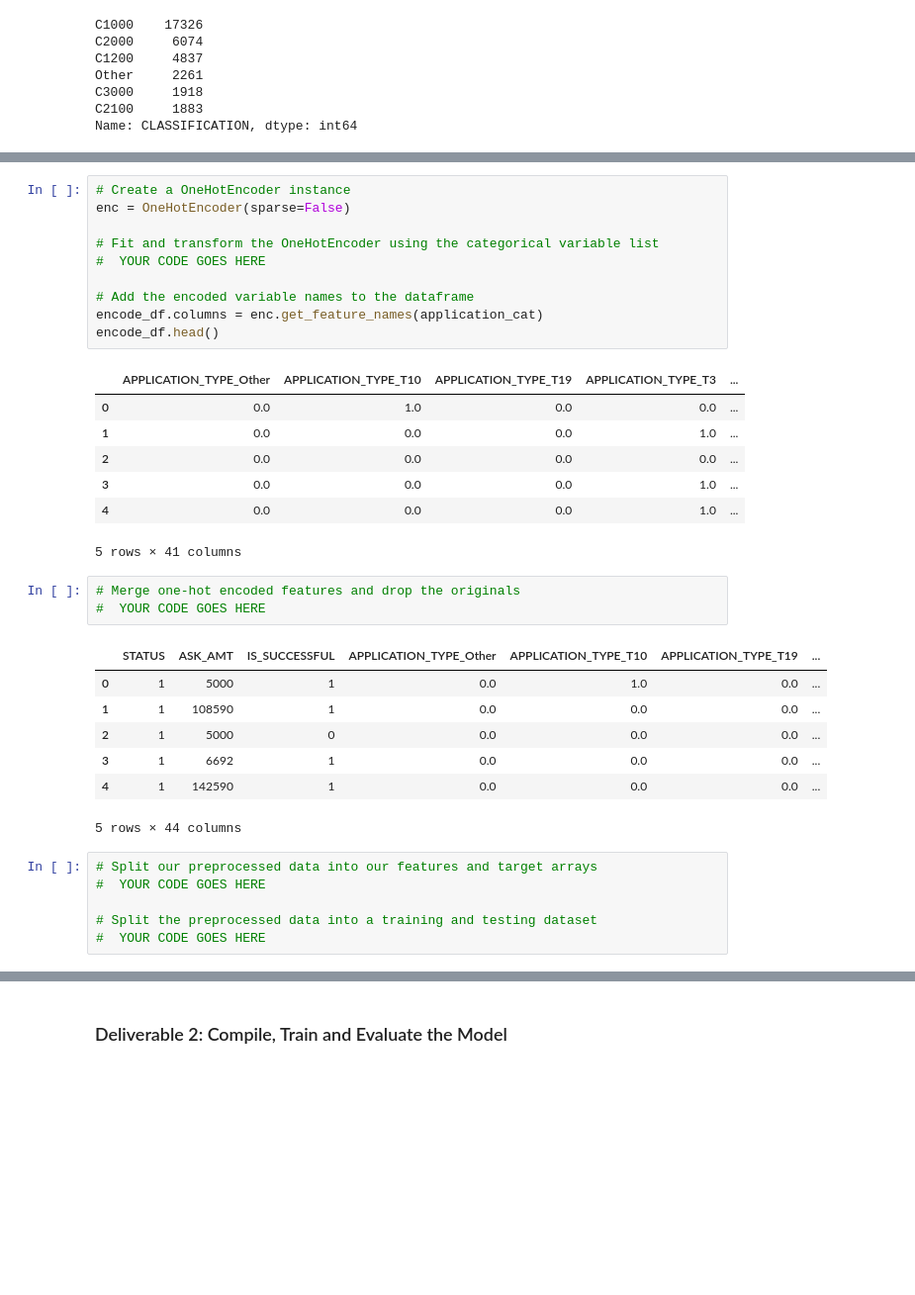
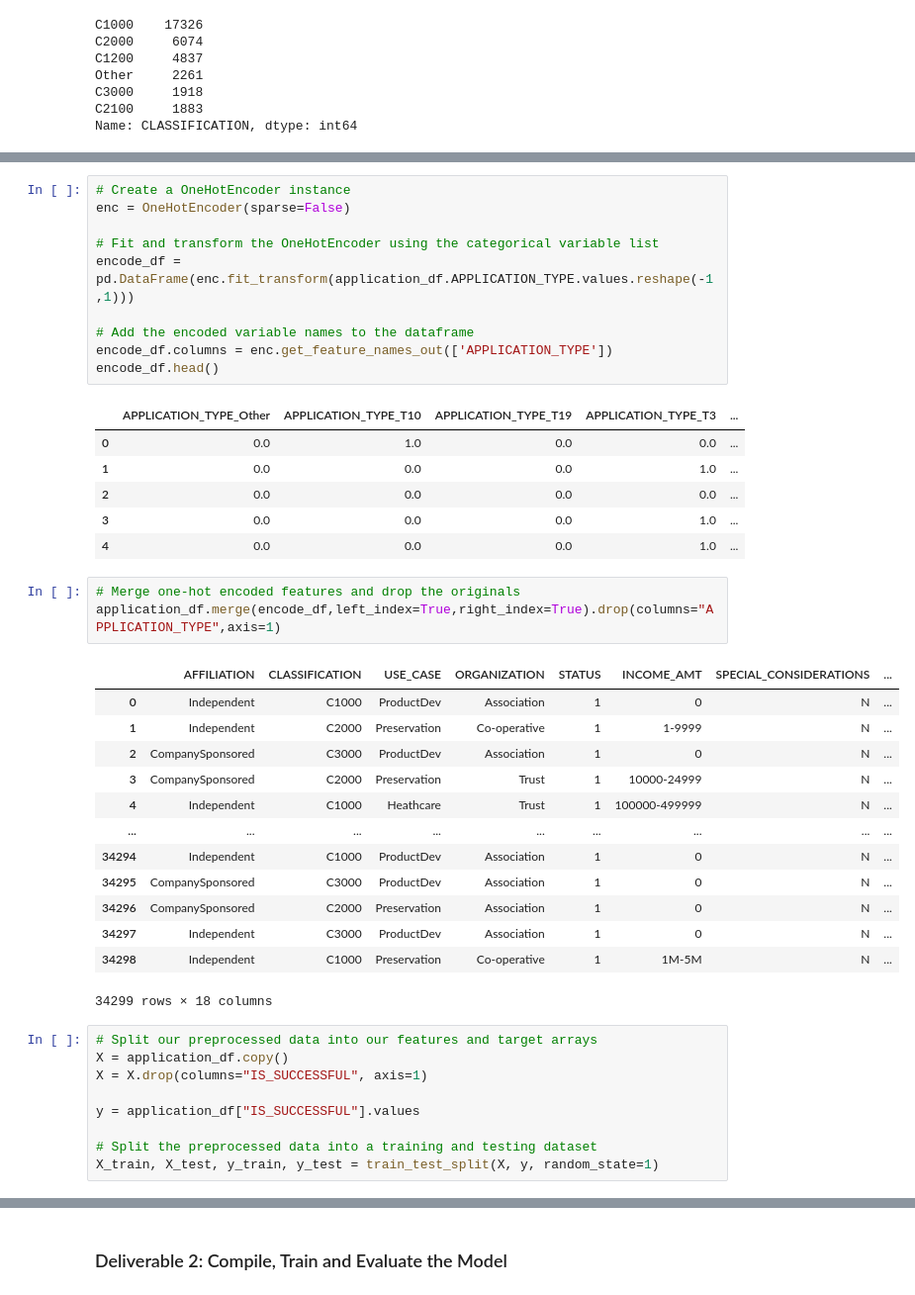
Before and after one commit to GregoryBWilson/Neural_Network_Charity_Analysis, a Jupyter notebook: AlphabetSoupCharity.ipynb, the cells around one changed output, grey strips where cells are left out. Shown: that part at 99% size. Saved outputs shown, nothing was run; the diff lists cells and outputs as text; blank space fills up the shorter version.

```diff
--- a/AlphabetSoupCharity.ipynb
+++ b/AlphabetSoupCharity.ipynb
@@ -177,10 +189,10 @@ Name: CLASSIFICATION, dtype: int64
 enc = OneHotEncoder(sparse=False)
 
 # Fit and transform the OneHotEncoder using the categorical variable list
-#  YOUR CODE GOES HERE
+encode_df = pd.DataFrame(enc.fit_transform(application_df.APPLICATION_TYPE.values.reshape(-1,1)))
 
 # Add the encoded variable names to the dataframe
-encode_df.columns = enc.get_feature_names(application_cat)
+encode_df.columns = enc.get_feature_names_out(['APPLICATION_TYPE'])
 encode_df.head()
 # %% [output]
 |  | APPLICATION_TYPE_Other | APPLICATION_TYPE_T10 | APPLICATION_TYPE_T19 | APPLICATION_TYPE_T3 | ... |
@@ -189,24 +201,32 @@ encode_df.head()
 | 2 | 0.0 | 0.0 | 0.0 | 0.0 | ... |
 | 3 | 0.0 | 0.0 | 0.0 | 1.0 | ... |
 | 4 | 0.0 | 0.0 | 0.0 | 1.0 | ... |
-5 rows × 41 columns
 # %%
 # Merge one-hot encoded features and drop the originals
-#  YOUR CODE GOES HERE
+application_df.merge(encode_df,left_index=True,right_index=True).drop(columns="APPLICATION_TYPE",axis=1)
 # %% [output]
-|  | STATUS | ASK_AMT | IS_SUCCESSFUL | APPLICATION_TYPE_Other | APPLICATION_TYPE_T10 | APPLICATION_TYPE_T19 | ... |
-| 0 | 1 | 5000 | 1 | 0.0 | 1.0 | 0.0 | ... |
-| 1 | 1 | 108590 | 1 | 0.0 | 0.0 | 0.0 | ... |
-| 2 | 1 | 5000 | 0 | 0.0 | 0.0 | 0.0 | ... |
-| 3 | 1 | 6692 | 1 | 0.0 | 0.0 | 0.0 | ... |
-| 4 | 1 | 142590 | 1 | 0.0 | 0.0 | 0.0 | ... |
+|  | AFFILIATION | CLASSIFICATION | USE_CASE | ORGANIZATION | STATUS | INCOME_AMT | SPECIAL_CONSIDERATIONS | ... |
+| 0 | Independent | C1000 | ProductDev | Association | 1 | 0 | N | ... |
+| 1 | Independent | C2000 | Preservation | Co-operative | 1 | 1-9999 | N | ... |
+| 2 | CompanySponsored | C3000 | ProductDev | Association | 1 | 0 | N | ... |
+| 3 | CompanySponsored | C2000 | Preservation | Trust | 1 | 10000-24999 | N | ... |
+| 4 | Independent | C1000 | Heathcare | Trust | 1 | 100000-499999 | N | ... |
+| ... | ... | ... | ... | ... | ... | ... | ... | ... |
+| 34294 | Independent | C1000 | ProductDev | Association | 1 | 0 | N | ... |
+| 34295 | CompanySponsored | C3000 | ProductDev | Association | 1 | 0 | N | ... |
+| 34296 | CompanySponsored | C2000 | Preservation | Association | 1 | 0 | N | ... |
+| 34297 | Independent | C3000 | ProductDev | Association | 1 | 0 | N | ... |
+| 34298 | Independent | C1000 | Preservation | Co-operative | 1 | 1M-5M | N | ... |
-5 rows × 44 columns
+34299 rows × 18 columns
 # %%
 # Split our preprocessed data into our features and target arrays
-#  YOUR CODE GOES HERE
+X = application_df.copy()
+X = X.drop(columns="IS_SUCCESSFUL", axis=1)
+
+y = application_df["IS_SUCCESSFUL"].values
 
 # Split the preprocessed data into a training and testing dataset
-#  YOUR CODE GOES HERE
+X_train, X_test, y_train, y_test = train_test_split(X, y, random_state=1)
 # %%
 # Create a StandardScaler instances
 scaler = StandardScaler()
```
Also changed, not shown: parts of 3 cells of this notebook.
